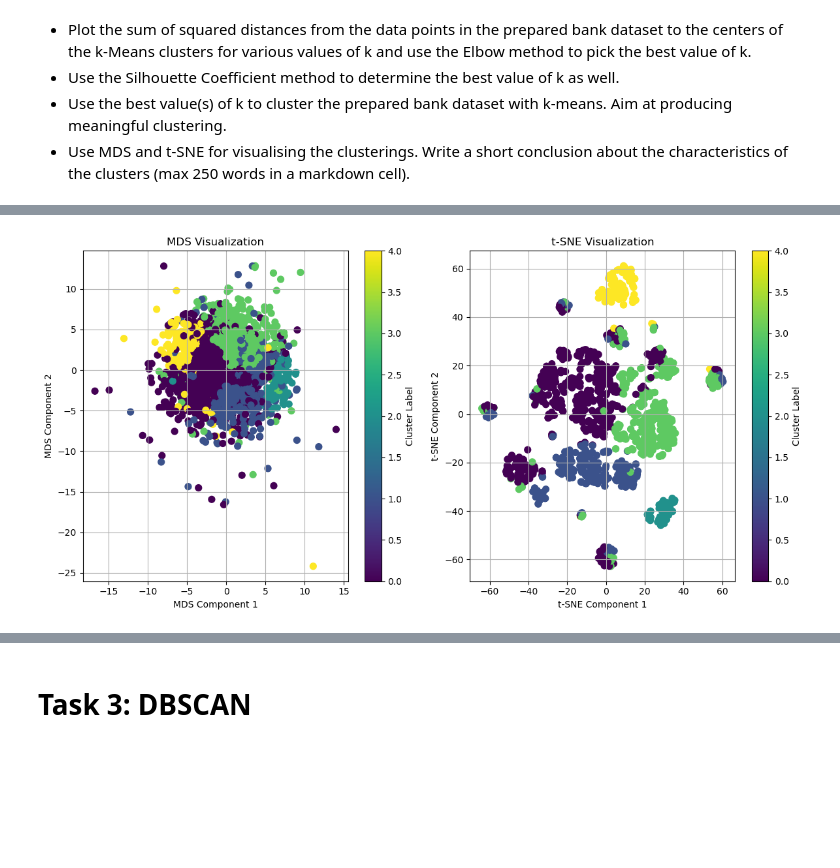
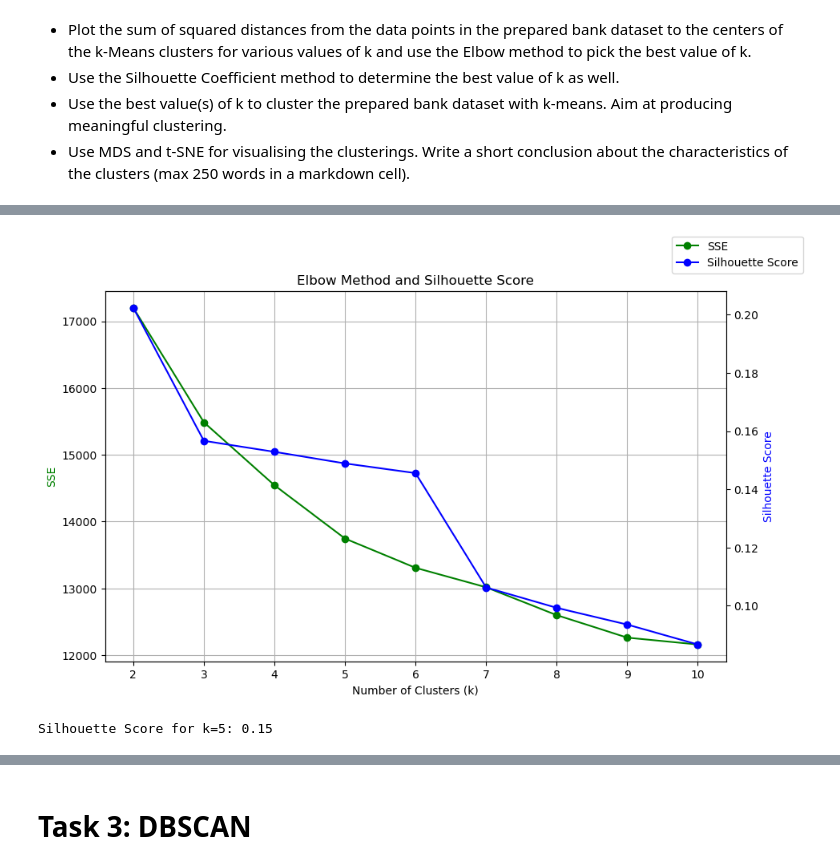
Before and after one commit to brian-mortimer/cs5062-etivity2, a Jupyter notebook: etivity2.ipynb, the cells around one changed output, grey strips where cells are left out. Cells and saved outputs as stored; diff of their text form; code cells hidden in the pictures; blank space fills up the shorter version.

```diff
--- a/etivity2.ipynb
+++ b/etivity2.ipynb
@@ -222,0 +241,7 @@ X_scaled = scaler.fit_transform(X_transformed)
+# %%
+# Fit the pipeline and transform the data
+prep_df = pipeline.fit_transform(df)
+
+print("Prepared data shape:", prep_df.shape)
+
+print("Number of null values after pipeline:", np.isnan(prep_df).sum())
@@ -282,0 +355,5 @@ plot_K_values(X_scaled, max_k=10)
+# %%
+# Call the function to plot the elbow method and silhouette scores
+plot_K_values(prep_df, max_k=10)
+# %% [output]
+[figure, added]
@@ -283,53 +364,20 @@ plot_K_values(X_scaled, max_k=10)
 # %%
+# Choose the second best k value based on the elbow method and silhouette score
 best_k = 5
 
-k_means = KMeans(n_clusters=best_k, random_state=42)
-cluster_labels = k_means.fit_predict(X_scaled)
+# Perform k-means clustering with the best k value
+k_means = KMeans(n_clusters=best_k, random_state=42, n_init="auto", max_iter=1500)
+cluster_labels = k_means.fit_predict(prep_df)
 
+# Calculate the silhouette score for the clustering
+silhouette_avg = silhouette_score(prep_df, cluster_labels)
+print(f"Silhouette Score for k={best_k}: {silhouette_avg:.2f}")
+
+# Add the cluster labels to the original dataframe
 df['cluster'] = cluster_labels
+# %% [output]
+Silhouette Score for k=5: 0.15
 # %%
-# Visualize MDS and t-SNE
-mds = MDS(n_components=2, random_state=42)
-X_mds = mds.fit_transform(X_scaled)
-
-tsne = TSNE(n_components=2, random_state=42, perplexity=30, n_iter=1000)
-X_tsne = tsne.fit_transform(X_scaled)
-
-def plot_mds_tsne(X_mds, X_tsne, cluster_labels):
-    """
-    Plot MDS and t-SNE visualizations.
-
-    Parameters:
-    X_mds (array-like): MDS transformed data.
-    X_tsne (array-like): t-SNE transformed data.
-    cluster_labels (array-like): Cluster labels.
-
-    Returns:
-    None
-    """
-    plt.figure(figsize=(12, 6))
-
-    # MDS plot
-    plt.subplot(1, 2, 1)
-    plt.scatter(X_mds[:, 0], X_mds[:, 1], c=cluster_labels, cmap='viridis', s=50)
-    plt.title('MDS Visualization')
-    plt.xlabel('MDS Component 1')
-    plt.ylabel('MDS Component 2')
-    plt.colorbar(label='Cluster Label')
-    plt.grid(True)
-
-    # t-SNE plot
-    plt.subplot(1, 2, 2)
-    plt.scatter(X_tsne[:, 0], X_tsne[:, 1], c=cluster_labels, cmap='viridis', s=50)
-    plt.title('t-SNE Visualization')
-    plt.xlabel('t-SNE Component 1')
-    plt.ylabel('t-SNE Component 2')
-    plt.colorbar(label='Cluster Label')
-    plt.grid(True)
-
-    plt.tight_layout()
-    plt.show()
-
-plot_mds_tsne(X_mds, X_tsne, cluster_labels)
+# Calculate MDS
+mds = MDS(n_components=2, random_state=42, n_init=4, normalized_stress="auto", n_jobs=-1)
+X_mds = mds.fit_transform(prep_df_pca) # Using PCA transformed data for MDS to reduce computation time
-# %% [output]
-[figure, removed]
```
Also changed, not shown: parts of 35 cells of this notebook.
